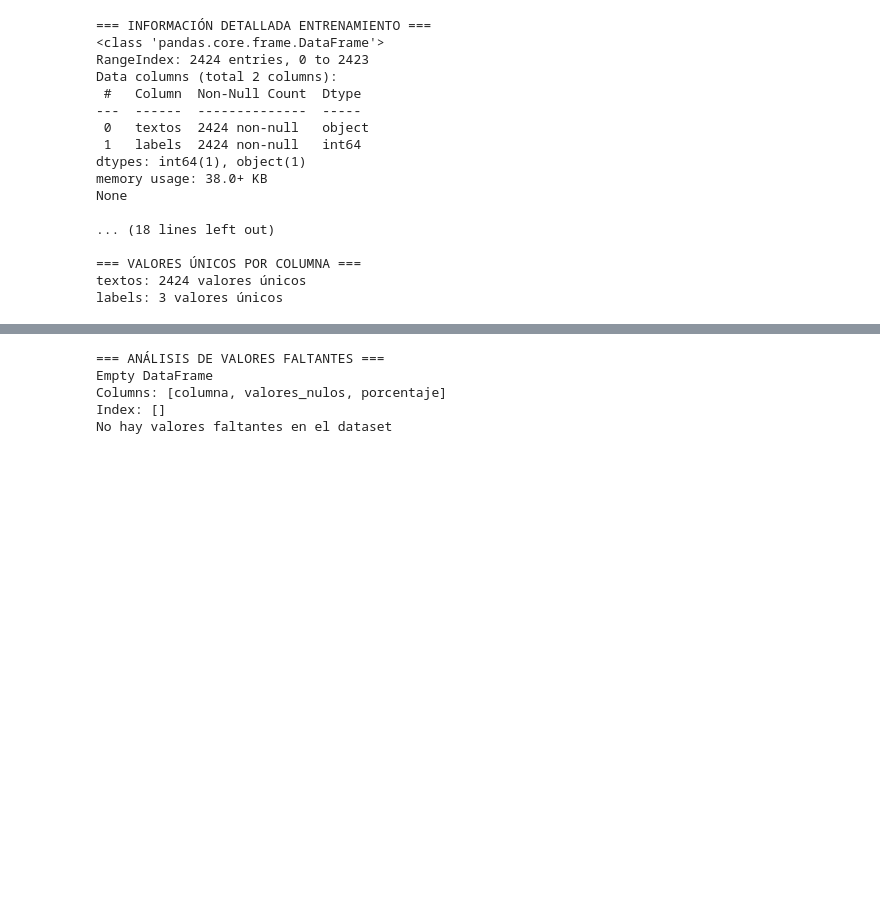
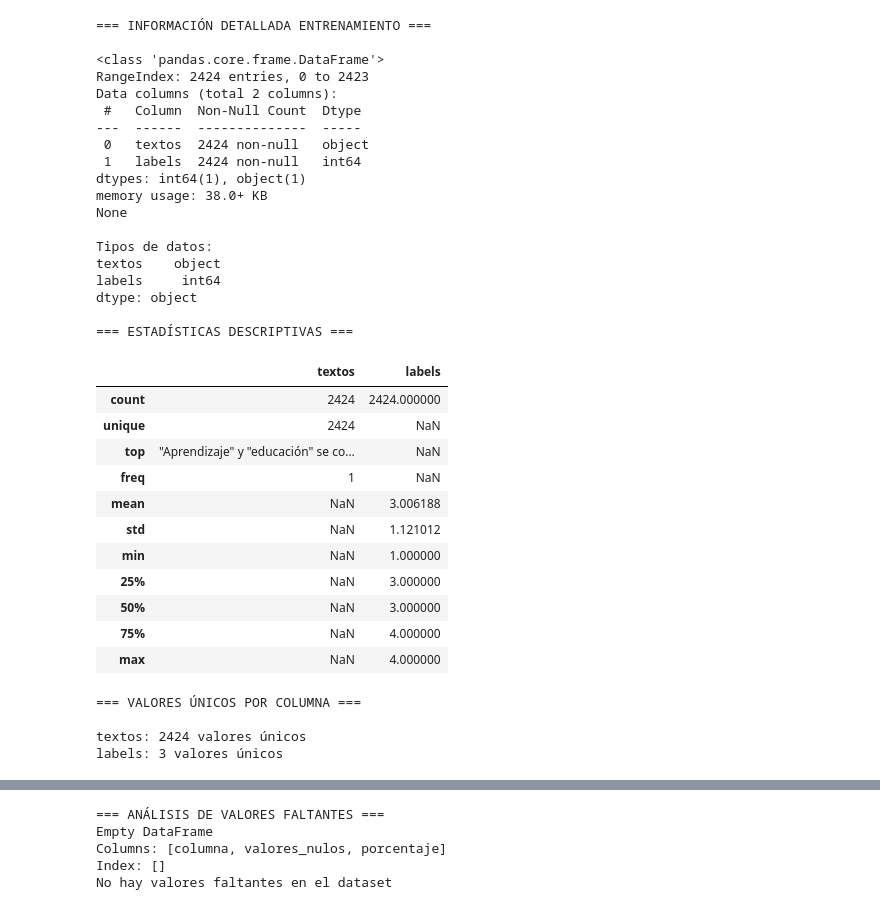
Before and after one commit to aneira3/Proyecto-BI, a Jupyter notebook: proyecto1.ipynb, the cells around one changed output, grey strips where cells are left out. Saved outputs shown, nothing was run; the diff lists cells and outputs as text; code cells hidden in the pictures; blank space fills up the shorter version.

```diff
--- a/proyecto1.ipynb
+++ b/proyecto1.ipynb
@@ -57,33 +82,51 @@ Primeras 5 filas:
 # %%
 # Información detallada del dataset de entrenamiento
-print("=== INFORMACIÓN DETALLADA ENTRENAMIENTO ===")
+print("=== INFORMACIÓN DETALLADA ENTRENAMIENTO ===\n")
 print(datos_entrenamiento.info())
 print("\nTipos de datos:")
 print(datos_entrenamiento.dtypes)
 
 print("\n=== ESTADÍSTICAS DESCRIPTIVAS ===")
-print(datos_entrenamiento.describe(include='all'))
+display(datos_entrenamiento.describe(include='all'))
 
 # Verificar valores únicos en columnas categóricas
-print("\n=== VALORES ÚNICOS POR COLUMNA ===")
+print("\n=== VALORES ÚNICOS POR COLUMNA ===\n")
 for columna in datos_entrenamiento.columns:
     valores_unicos = datos_entrenamiento[columna].nunique()
     print(f"{columna}: {valores_unicos} valores únicos")
 # %% [output]
 === INFORMACIÓN DETALLADA ENTRENAMIENTO ===
+
 <class 'pandas.core.frame.DataFrame'>
 RangeIndex: 2424 entries, 0 to 2423
 Data columns (total 2 columns):
  #   Column  Non-Null Count  Dtype
 ---  ------  --------------  -----
  0   textos  2424 non-null   object
  1   labels  2424 non-null   int64
 dtypes: int64(1), object(1)
 memory usage: 38.0+ KB
 None
 
-... (18 lines left out)
+Tipos de datos:
+textos    object
+labels     int64
+dtype: object
 
-=== VALORES ÚNICOS POR COLUMNA ===
-textos: 2424 valores únicos
-labels: 3 valores únicos
+=== ESTADÍSTICAS DESCRIPTIVAS ===
+|  | textos | labels |
+| count | 2424 | 2424.000000 |
+| unique | 2424 | NaN |
+| top | "Aprendizaje" y "educación" se co... | NaN |
+| freq | 1 | NaN |
+| mean | NaN | 3.006188 |
+| std | NaN | 1.121012 |
+| min | NaN | 1.000000 |
+| 25% | NaN | 3.000000 |
+| 50% | NaN | 3.000000 |
+| 75% | NaN | 4.000000 |
+| max | NaN | 4.000000 |
+=== VALORES ÚNICOS POR COLUMNA ===
+
+textos: 2424 valores únicos
+labels: 3 valores únicos
```
Also changed, not shown: parts of 27 cells of this notebook.
